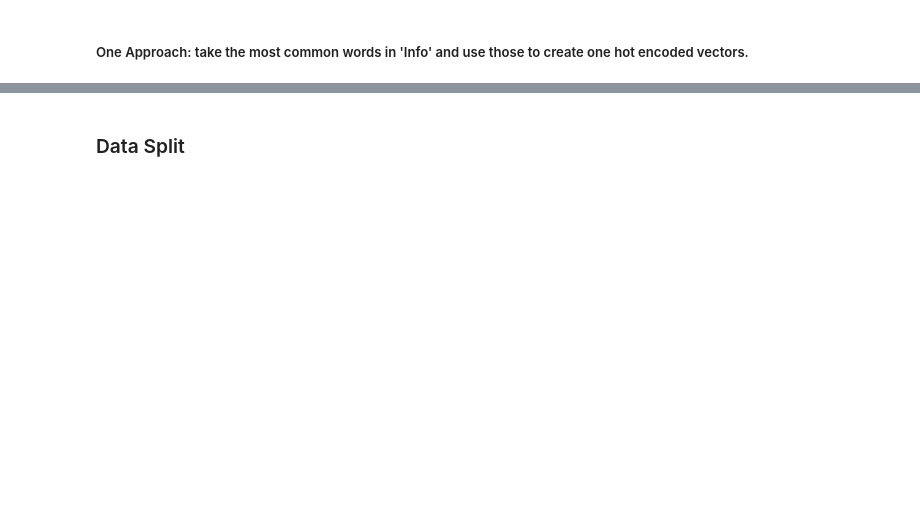
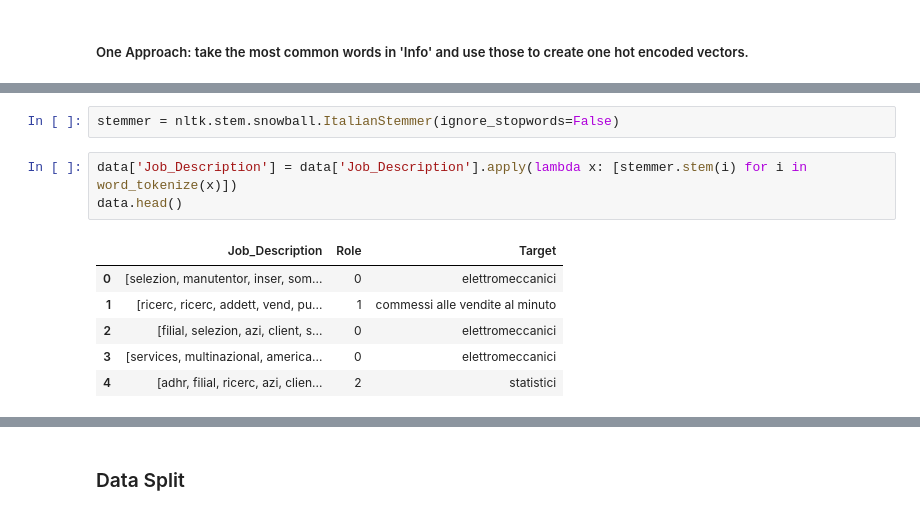
Before and after one commit to giorgiomondauto/NLP_LEO, a Jupyter notebook: NLP for JOB.ipynb, the cells around one changed output, grey strips where cells are left out. Drawn from its saved outputs; the diff is of its cells as text; blank space fills up the shorter version.

```diff
--- a/NLP for JOB.ipynb
+++ b/NLP for JOB.ipynb
@@ -678,0 +663,12 @@ data.head()
+# %%
+stemmer = nltk.stem.snowball.ItalianStemmer(ignore_stopwords=False)
+# %%
+data['Job_Description'] = data['Job_Description'].apply(lambda x: [stemmer.stem(i) for i in word_tokenize(x)])
+data.head()
+# %% [output]
+|  | Job_Description | Role | Target |
+| 0 | [selezion, manutentor, inser, som... | 0 | elettromeccanici |
+| 1 | [ricerc, ricerc, addett, vend, pu... | 1 | commessi alle vendite al minuto |
+| 2 | [filial, selezion, azi, client, s... | 0 | elettromeccanici |
+| 3 | [services, multinazional, america... | 0 | elettromeccanici |
+| 4 | [adhr, filial, ricerc, azi, clien... | 2 | statistici |
```
Also changed, not shown: parts of 31 cells of this notebook, 5 other files.
